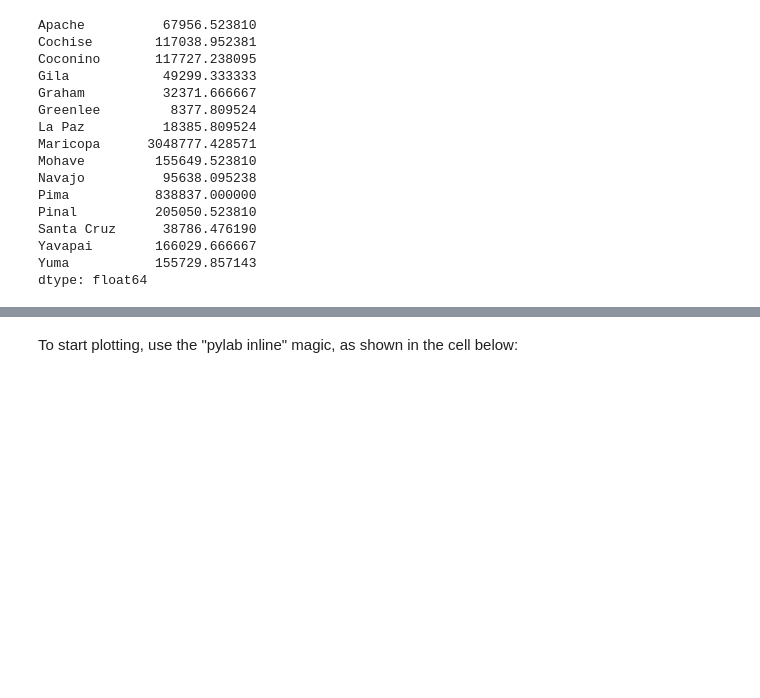
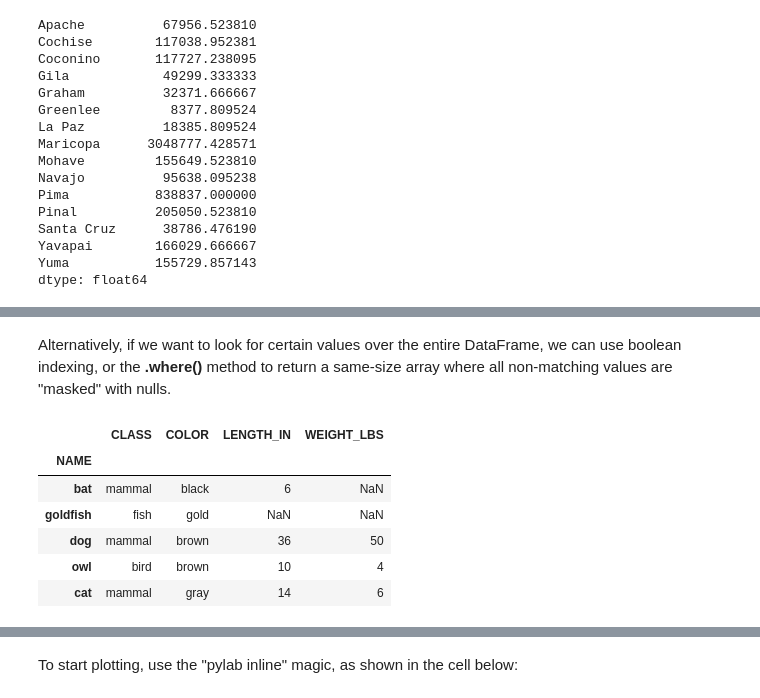
Before and after one commit to mdbartos/rinina_school, a Jupyter notebook: lessons/Lesson 03 | Basic excel-like operations.ipynb, the cells around one changed output, grey strips where cells are left out. Drawn from its saved outputs; the diff is of its cells as text; code cells hidden in the pictures; blank space fills up the shorter version.

```diff
--- a/lessons/Lesson 03 | Basic excel-like operations.ipynb
+++ b/lessons/Lesson 03 | Basic excel-like operations.ipynb
@@ -322,0 +395,12 @@ dtype: float64
+# %% [markdown]
+Alternatively, if we want to look for certain values over the entire DataFrame, we can use boolean indexing, or the <b>.where()</b> method to return a same-size array where all non-matching values are "masked" with nulls.
+# %%
+animal_df[animal_df > 3]
+# %% [output]
+|  | CLASS | COLOR | LENGTH_IN | WEIGHT_LBS |
+| NAME |  |  |  |  |
+| bat | mammal | black | 6 | NaN |
+| goldfish | fish | gold | NaN | NaN |
+| dog | mammal | brown | 36 | 50 |
+| owl | bird | brown | 10 | 4 |
+| cat | mammal | gray | 14 | 6 |
```
Also changed, not shown: parts of 50 cells of this notebook, 1 other file.
